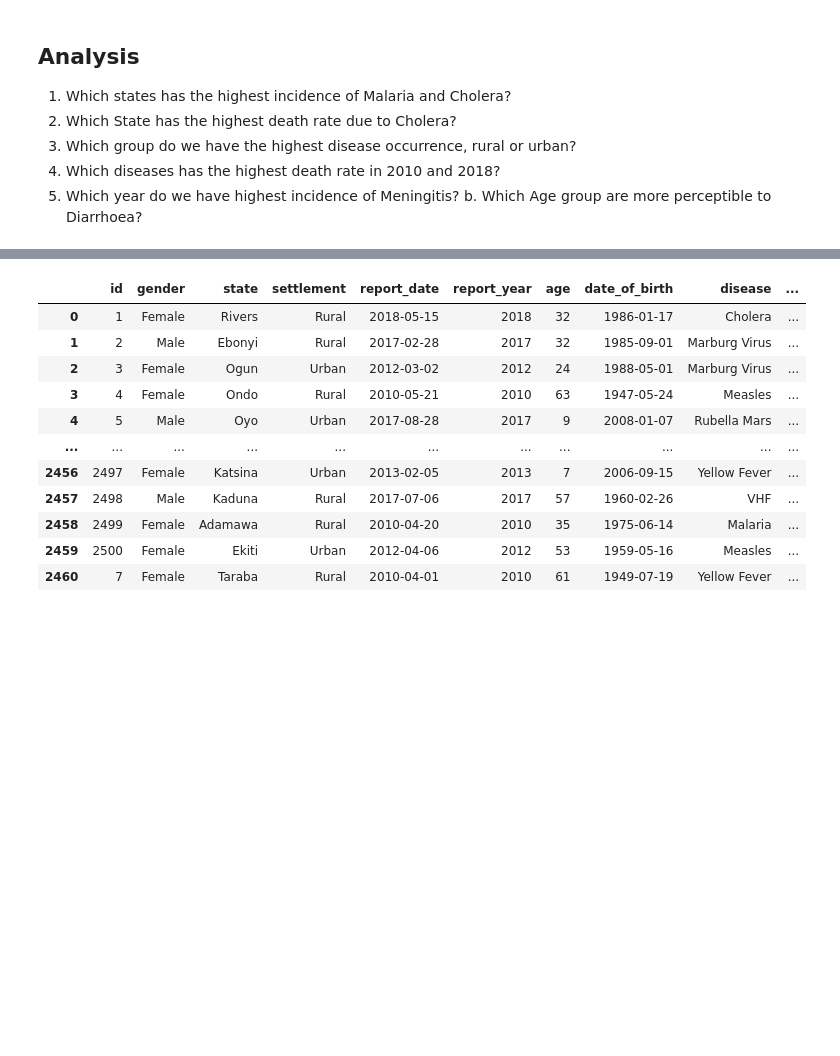
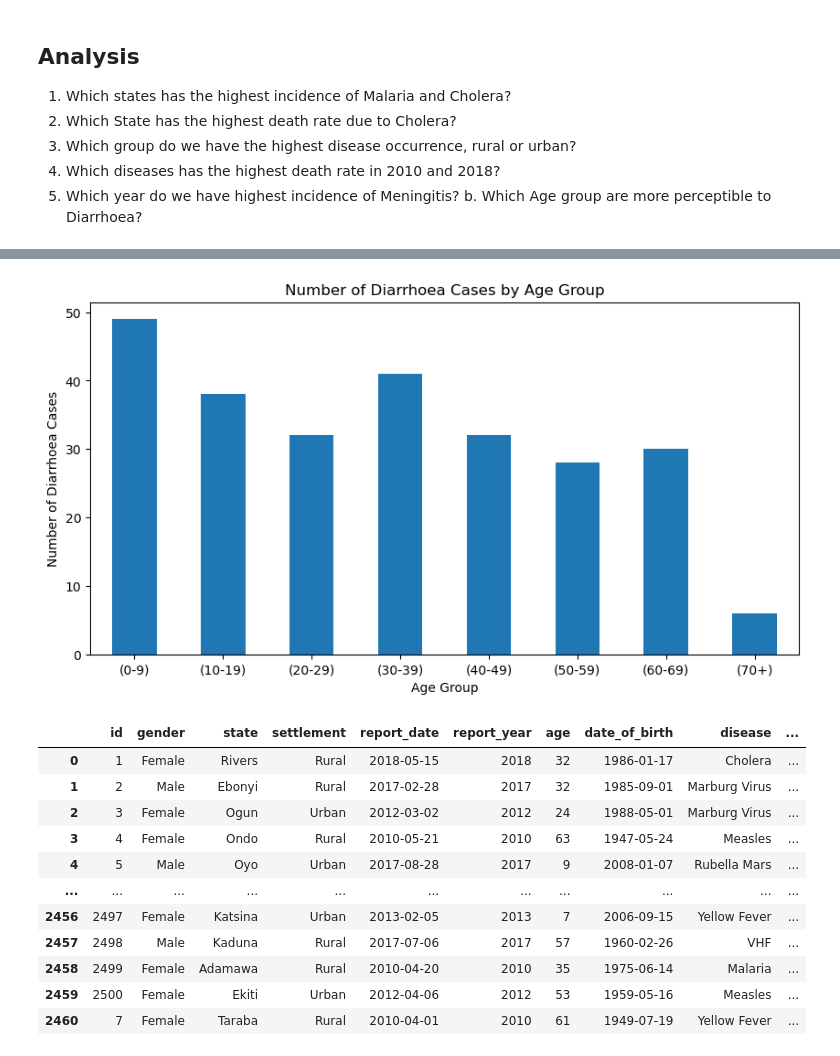
Before and after one commit to GosunJ/Portfolio_projects, a Jupyter notebook: Disease_df.ipynb, the cells around one changed output, grey strips where cells are left out. Saved outputs shown, nothing was run; the diff lists cells and outputs as text; code cells hidden in the pictures; blank space fills up the shorter version.

```diff
--- a/Disease_df.ipynb
+++ b/Disease_df.ipynb
@@ -377,3 +410,17 @@ disease_df[disease_df['disease']=='Meningitis'].groupby('report_year')['disease'
 # %%
 #b. Which Age group are more perceptible to Diarrhoea?
-disease_df[disease_df['disease']=='Diarrhoea'].groupby('age')['disease'].count
+
+# Creating a column 'Age_Group'
+disease_df['Age_Group']= pd.cut(disease_df.age, bins=[0,10,20,30,40,50,60,70,float('inf')], labels=['(0-9)', '(10-19)', '(20-29)', '(30-39)', '(40-49)', '(50-59)', '(60-69)', '(70+)'], include_lowest=True)
+
+plt.figure(figsize=(10,5))
+disease_df[disease_df['disease']=='Diarrhoea'].groupby('Age_Group')['disease'].count().plot(kind='bar')
+
+plt.xlabel('Age Group')
+plt.ylabel('Number of Diarrhoea Cases')
+plt.title('Number of Diarrhoea Cases by Age Group')
+plt.xticks(rotation=0)
+
+plt.show()
+# %% [output]
+[figure, added]
```
Also changed, not shown: parts of 11 cells of this notebook.
